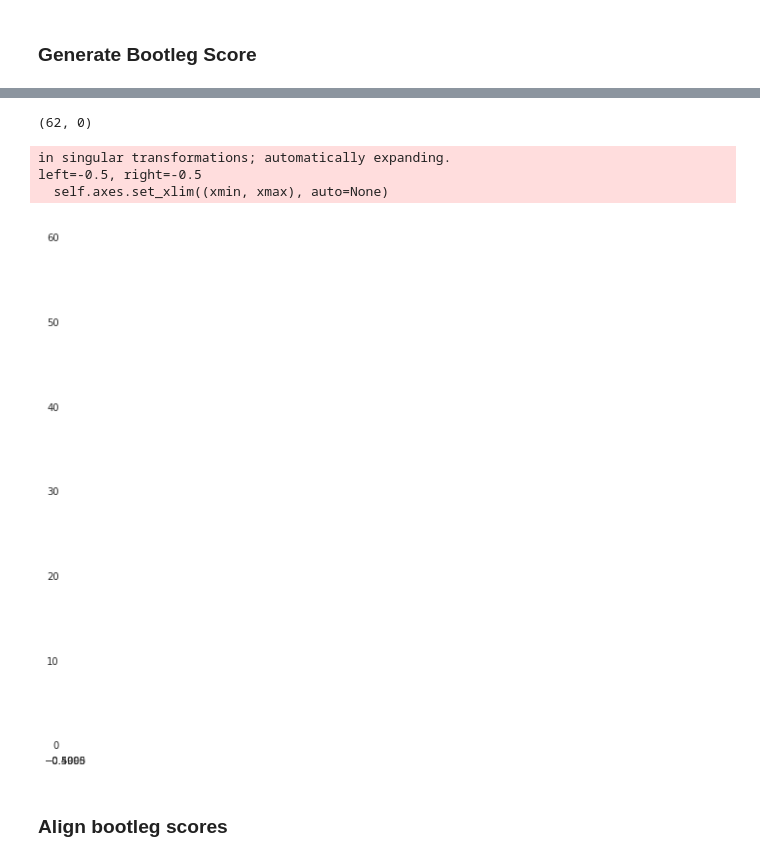
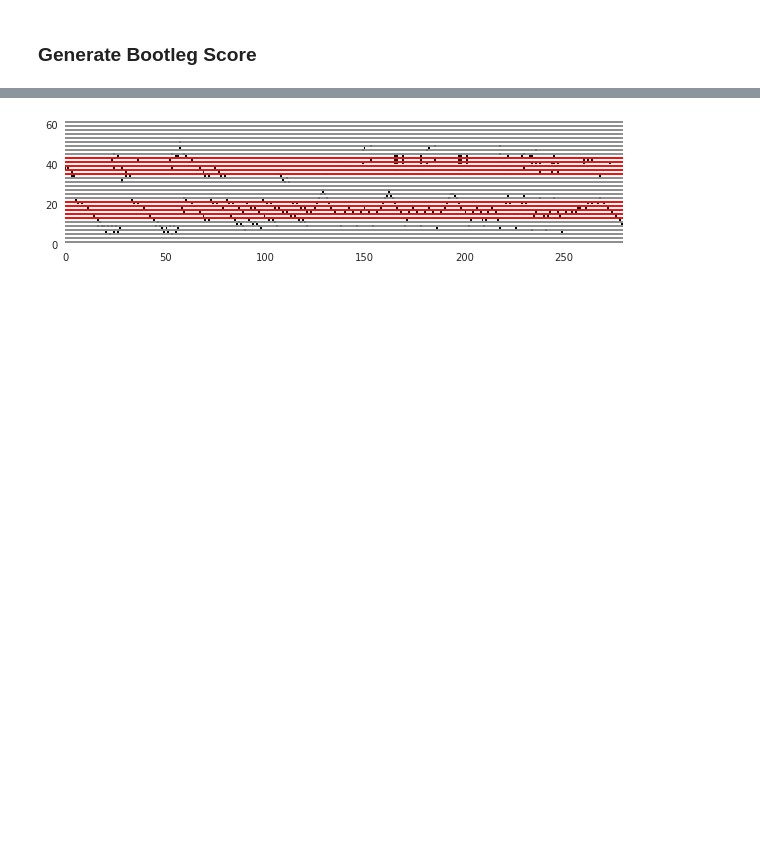
Before and after one commit to HMC-MIR/YoutubeScoreFollowing, a Jupyter notebook: 03_sheetBootleg.ipynb, the cells around one changed output, grey strips where cells are left out. Saved outputs shown, nothing was run; the diff lists cells and outputs as text; code cells hidden in the pictures; blank space fills up the shorter version.

```diff
--- a/03_sheetBootleg.ipynb
+++ b/03_sheetBootleg.ipynb
@@ -34,3 +33,5 @@ piece_dir = '/home/mshan/spring2020/data/png/p25'
+# %%
+imagefile = '/home/mshan/ttemp/data/png/p20/p20-3.png'
 # %%
 ### system parameters ###
 
@@ -339,12 +338,12 @@ showGrayscaleImage(ntemplate, (3,3), maxval = 1, inverted = True)
 # %%
 def adaptiveNoteheadDetect(arr, template, noteTolRatio, chordBlockSpecs):
     #filtered = convolve2d(arr, np.flipud(np.fliplr(template)), mode='same', boundary='symm')
-    binarized, thresh = binarize_otsu(arr)
-    templateSpecs = getNoteTemplateSpecs(template, thresh)
+    binarized, _ = binarize_otsu(arr)
     labels = measure.label(binarized)
     notes = []
     if template.max() == 0: # no noteheads detected
         return notes, binarized
+    templateSpecs = getNoteTemplateSpecs(template)
     for region in regionprops(labels):
         if isValidNotehead(region, noteTolRatio, templateSpecs):
             notes.append(region.bbox)
@@ -805,7 +809,6 @@ def generateQueryBootlegScore(nhdata, pairings, repeatNotes = 1, filler = 0, min
         globIndices.extend([idx + eventCount for idx in eventIndices])
         if i < len(pairings) - 1:
             allScores.append(np.zeros((score.shape[0], filler))) # append filler columns between bootleg scores
-            globIndices.extend([globIndices[-1]] * filler) # map filler columns to last event index
         eventCount += len(events)
     panorama = np.hstack(allScores)
     return panorama, allEvents, globIndices, staffLinesBoth
@@ -836,17 +839,21 @@ def generatePageQueryBootlegScore(imagefile):
     im3 = morphFilterCircle(pim2, morphFilterCircleSizeReduce, morphFilterCircleSizeExpand)
     keypoints, im_with_keypoints = detectNoteheadBlobs(im3, notedetect_minarea, notedetect_maxarea)
     X3 = getNormImage(im3) # im indicates grayscale [0, 255], X indicates [0, 1] inverted grayscale
+    if not np.any(X3): # empty image
+        return (np.empty((62,0)),[])
     ntemplate, numCrops = getNoteTemplate(X3, keypoints, noteTemplateSize)
     chordBlockSpecs = (chordBlock_minH, chordBlock_maxH, chordBlock_minW, chordBlock_maxW, chordBlock_minArea, chordBlock_maxArea, chordBlock_minNotes, chordBlock_maxNotes)
     notes, img_binarized_notes = adaptiveNoteheadDetect(X3, ntemplate, notedetect_tol_ratio, chordBlockSpecs)
     if len(notes) < maxNumStaves: # if few or no notes detected, stop early (avoids later errors during kmeans clustering)
         #saveToFile(outfile, imagefile, (0, 0), time.time() - profileStart)
-        return (np.empty((62,1)),[])
+        return (np.empty((62,0)),[])
     nhlocs, nhlen_est, nhwidth_est = getNoteheadInfo(notes)
 
     # infer note values
     estStaffLineLocs, sfiltlen = getEstStaffLineLocs(featmap, nhlocs, stavelens, columnWidth, maxDeltaRowInitial, int(-2*targetLineSep))
-    staveMidpts = estimateStaffMidpoints(estStaffLineLocs, minNumStaves, maxNumStaves, minStaveSeparation)
+
+    # decide upper and lower stave location
+    staveMidpts, dist = estimateStaffBoundaries(estStaffLineLocs, minNumStaves, maxNumStaves, minStaveSeparation)
     staveIdxs, nhRowOffsets = assignNoteheadsToStaves(nhlocs, staveMidpts)
     estStaffLineLocs, sfiltlen = getEstStaffLineLocs(featmap, nhlocs, stavelens, columnWidth, maxDeltaRowRefined, (nhRowOffsets - 2*targetLineSep).astype(np.int))
     nhvals = estimateNoteLabels(estStaffLineLocs)
@@ -860,8 +867,6 @@ def generatePageQueryBootlegScore(imagefile):
     nhdata = [(int(np.round(nhlocs[i][0])), int(np.round(nhlocs[i][1])), nhvals[i], nhclusters[i]) for i in range(len(nhlocs))]
     bscore_query, events, eventIndices, staffLinesBoth = generateQueryBootlegScore(nhdata, clusterPairs, bootlegRepeatNotes, bootlegFiller, minColDiff = nhwidth_est)
 
-    # decide upper and lower stave location
-    staveMidpts, dist = estimateStaffBoundaries(estStaffLineLocs, minNumStaves, maxNumStaves, minStaveSeparation)
     staveCorrected = []
     rightHandStaff = True
     for staffIdx in range(len(staveMidpts)):
@@ -873,6 +878,7 @@ def generatePageQueryBootlegScore(imagefile):
                 staveCorrected.append(staveMidpts[staffIdx] + dist[staffIdx])
                 rightHandStaff = True
     # update events matrix with staff location info
+
     for i, event in enumerate(events):
         if event[3][0] % 2 == 0:
             events[i] = list(events[i]) + (staveCorrected[event[3][0]:event[3][0] + 2])
@@ -937,4 +936,0 @@ bscore_sheet, events = generatePieceBootlegScore(piece_dir)
-# %%
-bscore_sheet.shape
-# %% [output]
-(62, 0)
@@ -941,9 +939,4 @@ bscore_sheet.shape
 # %%
-visualizeLongBootlegScore(bscore_sheet, staffLinesBoth, chunksz = 300)
+visualizeLongBootlegScore(bscore_query, staffLinesBoth, chunksz = 300)
 # %% [output]
-in singular transformations; automatically expanding.
-left=-0.5, right=-0.5
-  self.axes.set_xlim((xmin, xmax), auto=None)
-[figure, old version]
+[figure, new version]
-# %% [markdown]
-### Align bootleg scores
```
Also changed, not shown: parts of 51 cells of this notebook, 5 other files.
